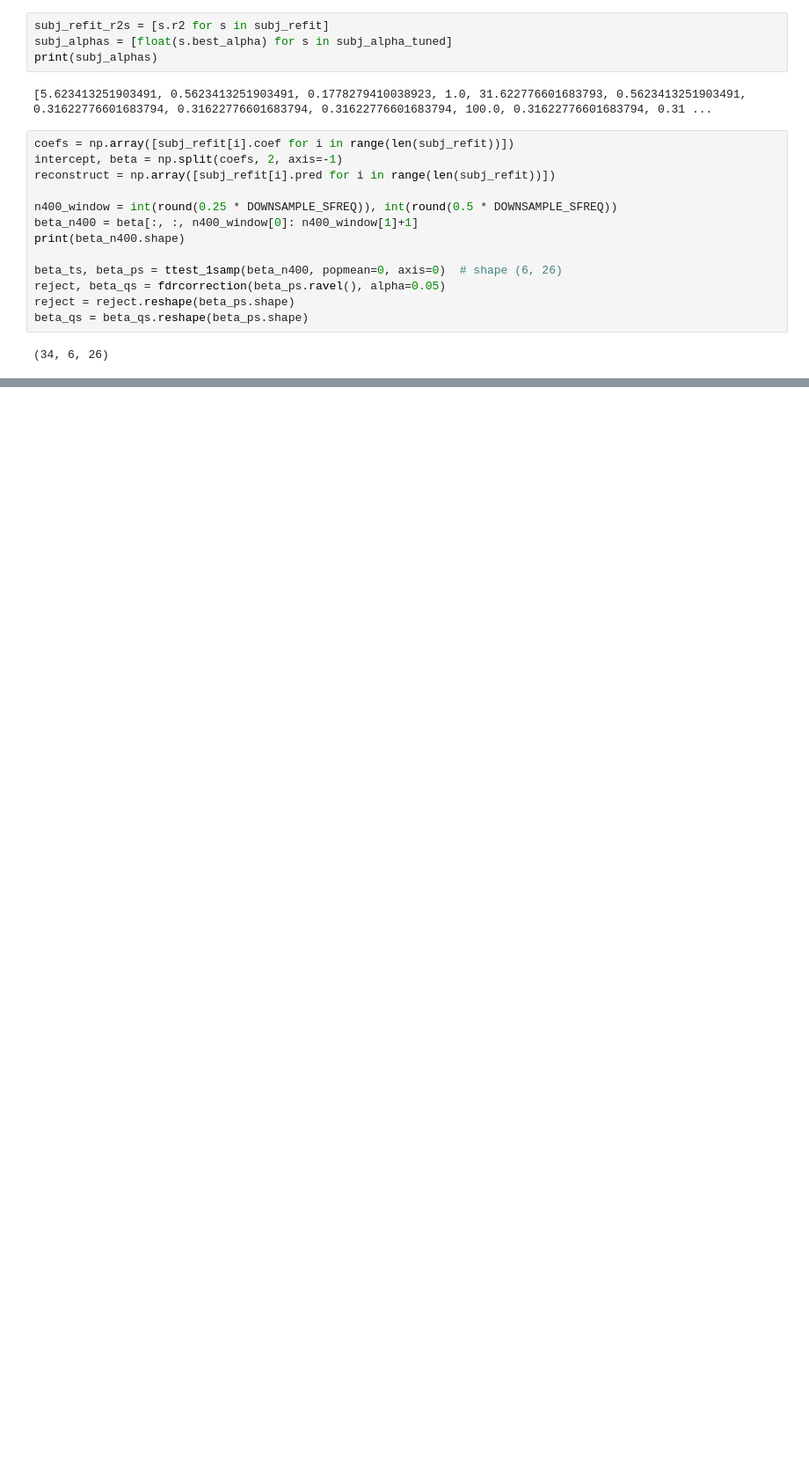
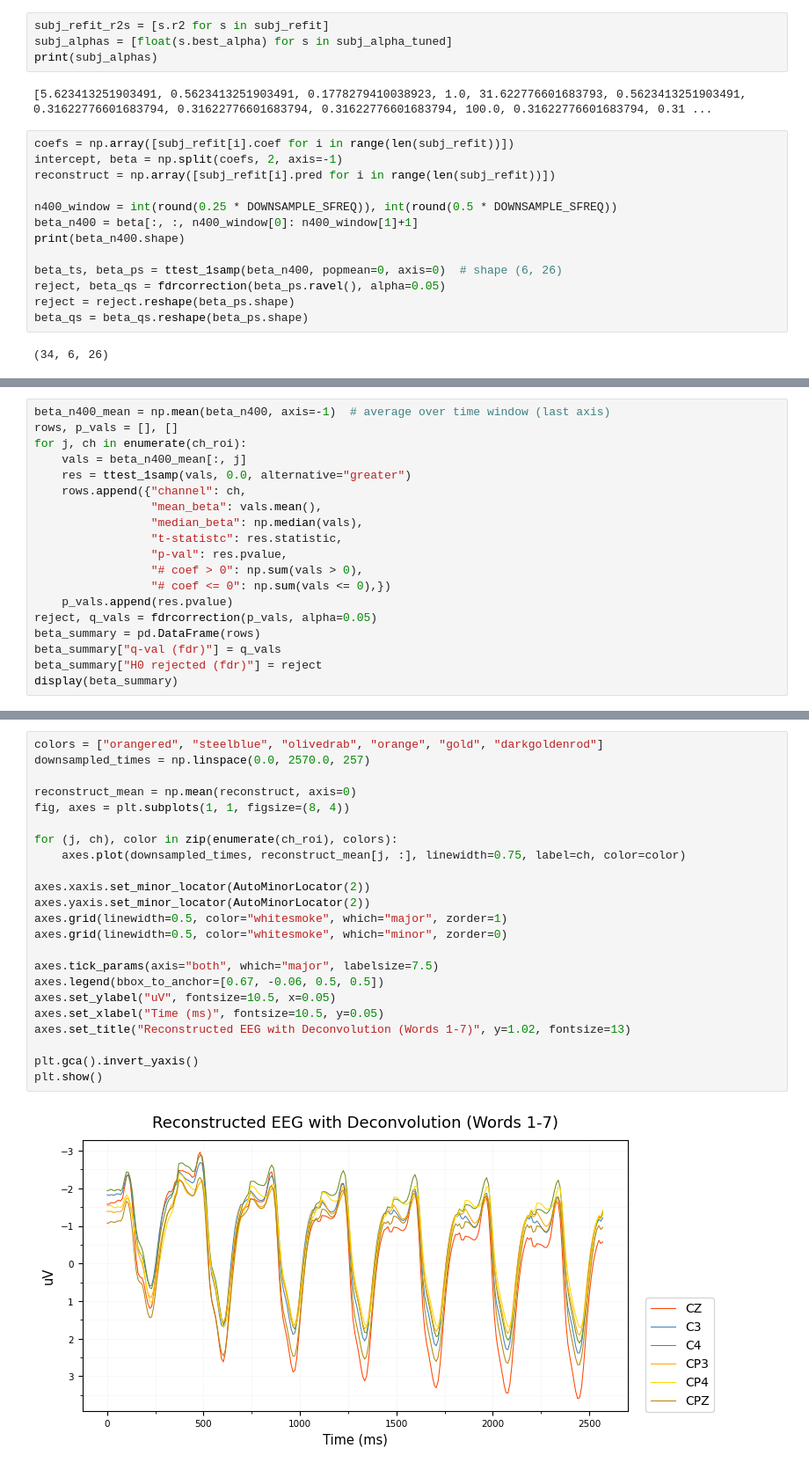
Before and after one commit to amandalin047/Updating_rERP_2023, a Jupyter notebook: deconvolution/deconv_v3.ipynb, the cells around one changed output, grey strips where cells are left out. Shown at 88% size. Saved outputs shown, nothing was run; the diff lists cells and outputs as text; blank space fills up the shorter version.

```diff
--- a/deconvolution/deconv_v3.ipynb
+++ b/deconvolution/deconv_v3.ipynb
@@ -765,0 +766,19 @@ Black dots are p < 0.05 (t-test, uncorrected).
+# %%
+beta_n400_mean = np.mean(beta_n400, axis=-1)  # average over time window (last axis)
+rows, p_vals = [], []
+for j, ch in enumerate(ch_roi):
+    vals = beta_n400_mean[:, j]
+    res = ttest_1samp(vals, 0.0, alternative="greater")
+    rows.append({"channel": ch,
+                 "mean_beta": vals.mean(),
+                 "median_beta": np.median(vals),
+                 "t-statistc": res.statistic,
+                 "p-val": res.pvalue,
+                 "# coef > 0": np.sum(vals > 0),
+                 "# coef <= 0": np.sum(vals <= 0),})
+    p_vals.append(res.pvalue)
+reject, q_vals = fdrcorrection(p_vals, alpha=0.05)
+beta_summary = pd.DataFrame(rows)
+beta_summary["q-val (fdr)"] = q_vals
+beta_summary["H0 rejected (fdr)"] = reject
+display(beta_summary)
@@ -765,0 +793,25 @@ Black dots are p < 0.05 (t-test, uncorrected).
+# %%
+colors = ["orangered", "steelblue", "olivedrab", "orange", "gold", "darkgoldenrod"]
+downsampled_times = np.linspace(0.0, 2570.0, 257)
+
+reconstruct_mean = np.mean(reconstruct, axis=0)
+fig, axes = plt.subplots(1, 1, figsize=(8, 4))
+
+for (j, ch), color in zip(enumerate(ch_roi), colors):
+    axes.plot(downsampled_times, reconstruct_mean[j, :], linewidth=0.75, label=ch, color=color)
+
+axes.xaxis.set_minor_locator(AutoMinorLocator(2))
+axes.yaxis.set_minor_locator(AutoMinorLocator(2))
+axes.grid(linewidth=0.5, color="whitesmoke", which="major", zorder=1)
+axes.grid(linewidth=0.5, color="whitesmoke", which="minor", zorder=0)
+
+axes.tick_params(axis="both", which="major", labelsize=7.5)
+axes.legend(bbox_to_anchor=[0.67, -0.06, 0.5, 0.5])
+axes.set_ylabel("uV", fontsize=10.5, x=0.05)
+axes.set_xlabel("Time (ms)", fontsize=10.5, y=0.05)
+axes.set_title("Reconstructed EEG with Deconvolution (Words 1-7)", y=1.02, fontsize=13)
+
+plt.gca().invert_yaxis()
+plt.show()
+# %% [output]
+[figure, added]
```
Also changed, not shown: parts of 3 cells of this notebook.
